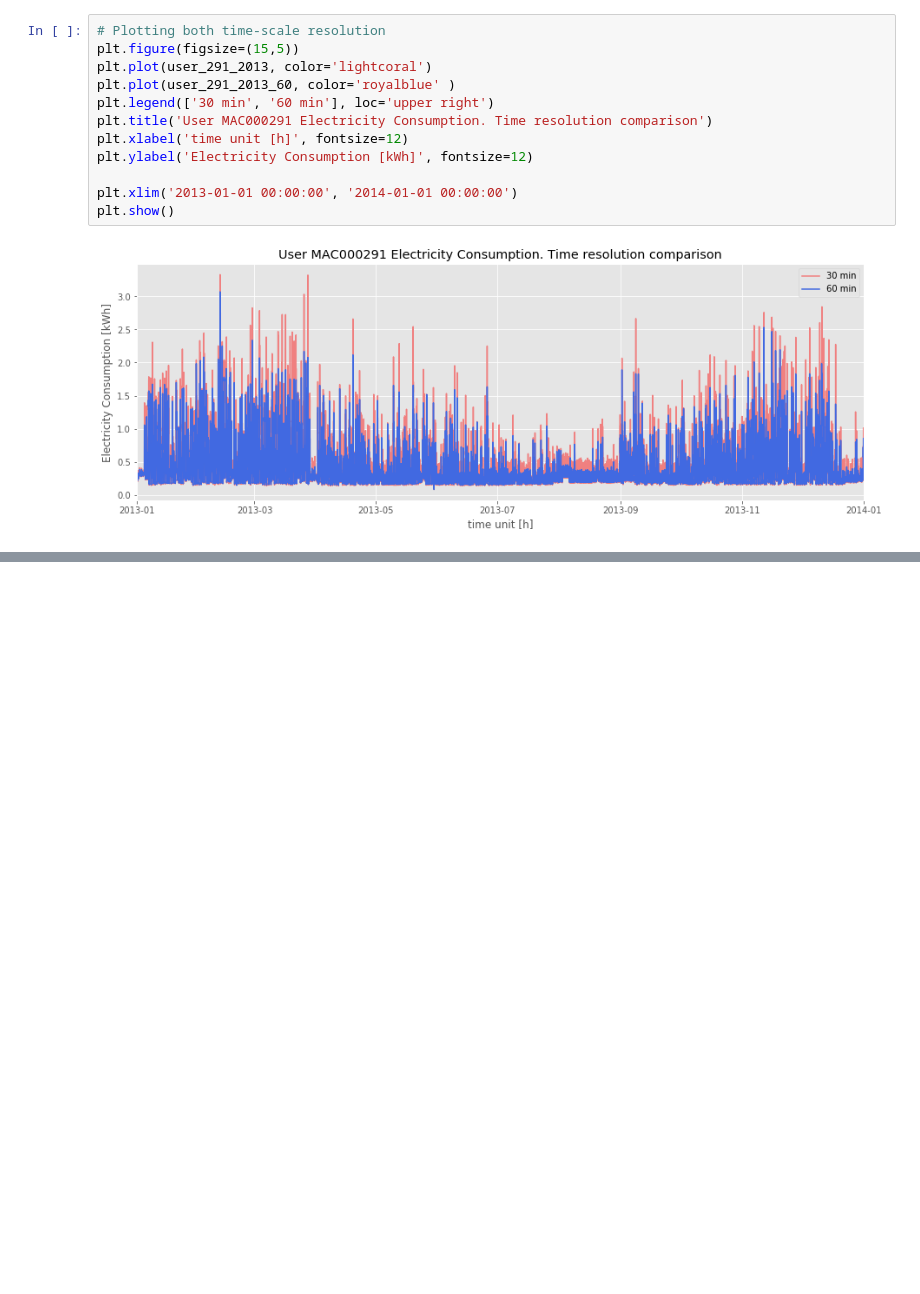
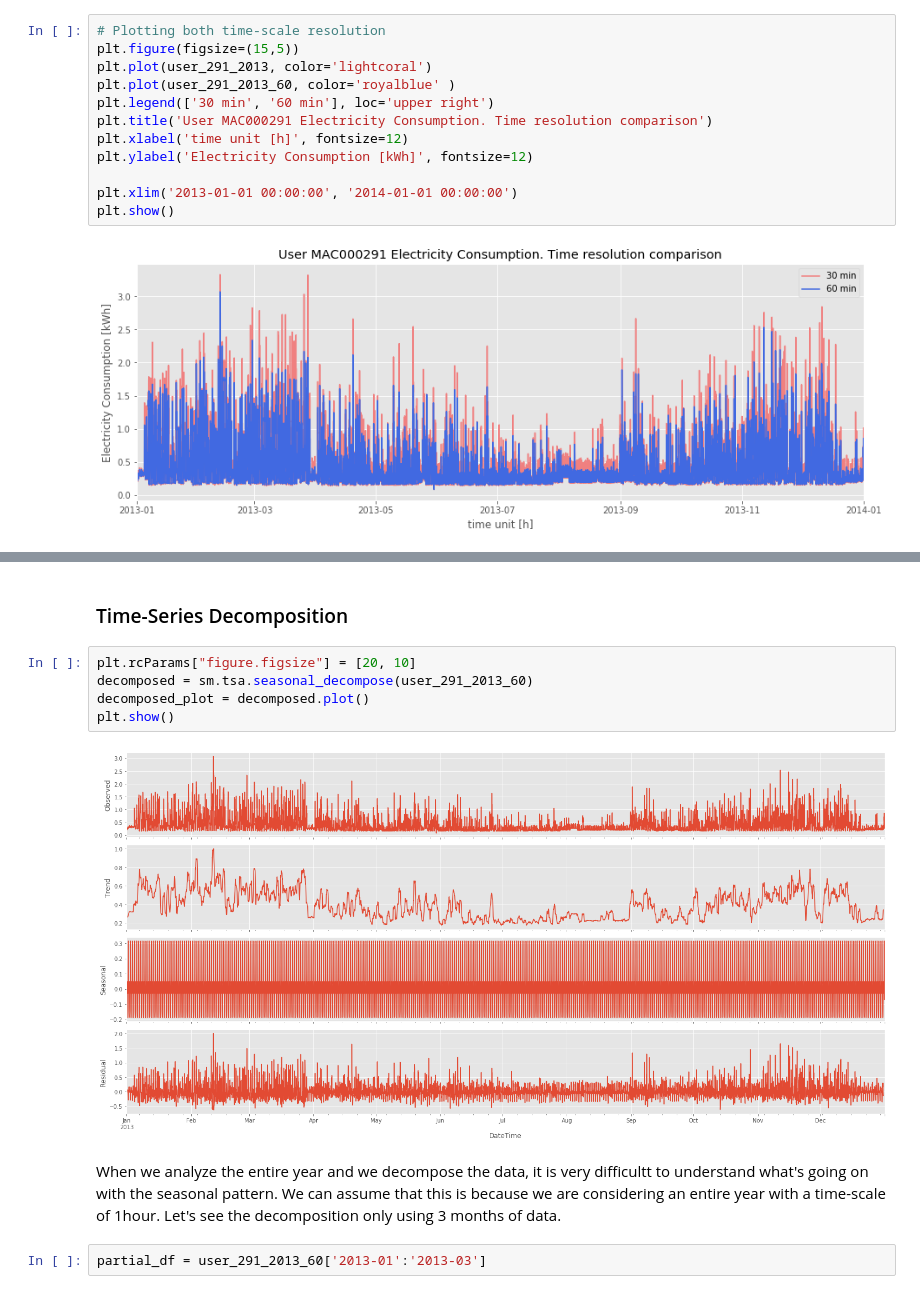
Before and after one commit to wobniarin/Project-Week-8-Final-Project, a Jupyter notebook: your-project/2.JupyterNotebooks/2_Data_Analysis_ML_OneUser.ipynb, the cells around one changed output, grey strips where cells are left out. Cells and saved outputs as stored; diff of their text form; blank space fills up the shorter version.

```diff
--- a/your-project/2.JupyterNotebooks/2_Data_Analysis_ML_OneUser.ipynb
+++ b/your-project/2.JupyterNotebooks/2_Data_Analysis_ML_OneUser.ipynb
@@ -199,0 +271,13 @@ Before creating a model to forecast the electricity consumption based on a TS mo
+# %% [markdown]
+### Time-Series Decomposition
+# %%
+plt.rcParams["figure.figsize"] = [20, 10]
+decomposed = sm.tsa.seasonal_decompose(user_291_2013_60)
+decomposed_plot = decomposed.plot()
+plt.show()
+# %% [output]
+[figure, added]
+# %% [markdown]
+When we analyze the entire year and we decompose the data, it is very difficultt to understand what's going on with the seasonal pattern. We can assume that this is because we are considering an entire year with a time-scale of 1hour. Let's see the decomposition only using 3 months of data.
+# %%
+partial_df = user_291_2013_60['2013-01':'2013-03']
```
Also changed, not shown: parts of 69 cells of this notebook, 1 other file.
